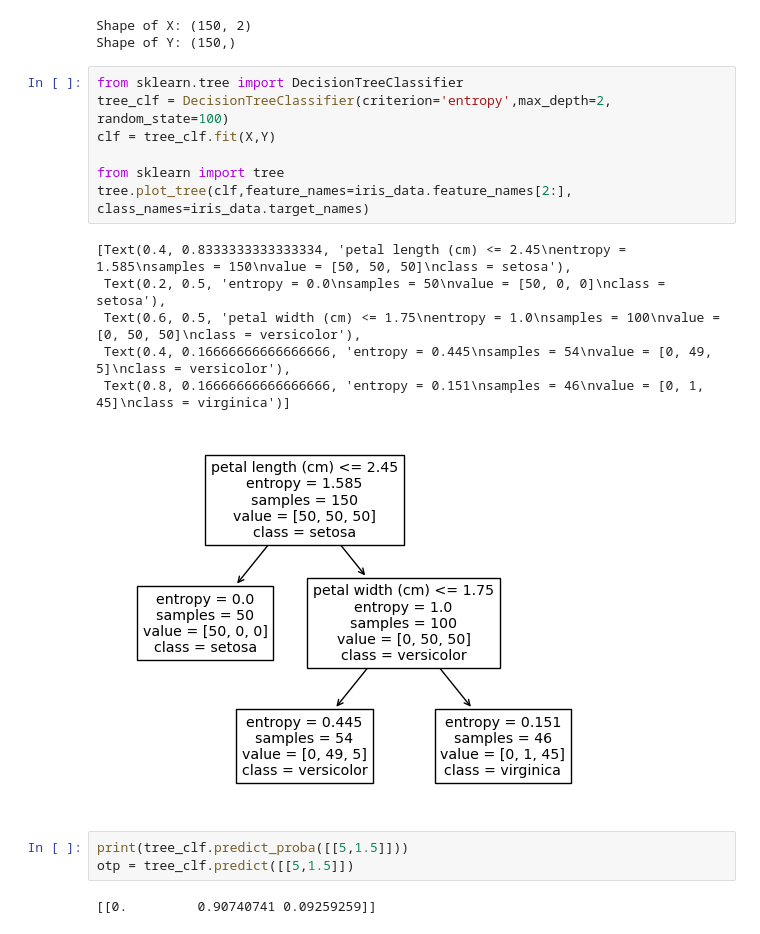
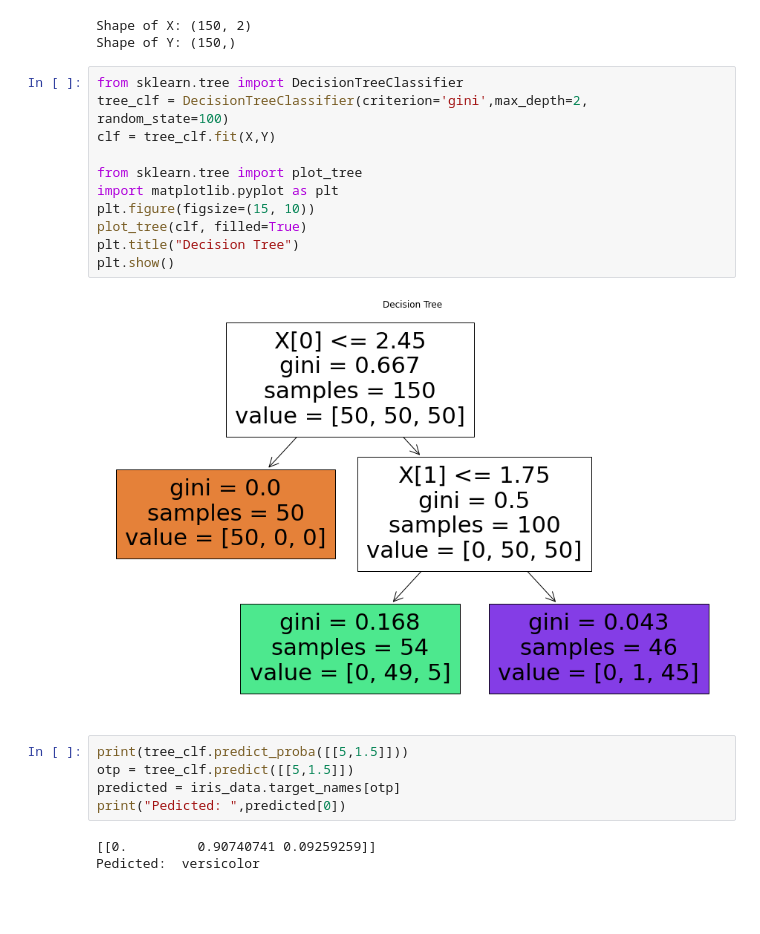
Before and after one commit to prem-y/Machine-Learning-Lab, a Jupyter notebook: Exp5/Exp5.ipynb, the cells around one changed output. Cells and saved outputs as stored; diff of their text form; blank space fills up the shorter version.

```diff
--- a/Exp5/Exp5.ipynb
+++ b/Exp5/Exp5.ipynb
@@ -12,20 +12,22 @@ Shape of X: (150, 2)
 Shape of Y: (150,)
 # %%
 from sklearn.tree import DecisionTreeClassifier
-tree_clf = DecisionTreeClassifier(criterion='entropy',max_depth=2, random_state=100)
+tree_clf = DecisionTreeClassifier(criterion='gini',max_depth=2, random_state=100)
 clf = tree_clf.fit(X,Y)
 
-from sklearn import tree
-tree.plot_tree(clf,feature_names=iris_data.feature_names[2:], class_names=iris_data.target_names)
+from sklearn.tree import plot_tree
+import matplotlib.pyplot as plt
+plt.figure(figsize=(15, 10))
+plot_tree(clf, filled=True)
+plt.title("Decision Tree")
+plt.show()
 # %% [output]
-[Text(0.4, 0.8333333333333334, 'petal length (cm) <= 2.45\nentropy = 1.585\nsamples = 150\nvalue = [50, 50, 50]\nclass = setosa'),
- Text(0.2, 0.5, 'entropy = 0.0\nsamples = 50\nvalue = [50, 0, 0]\nclass = setosa'),
- Text(0.6, 0.5, 'petal width (cm) <= 1.75\nentropy = 1.0\nsamples = 100\nvalue = [0, 50, 50]\nclass = versicolor'),
- Text(0.4, 0.16666666666666666, 'entropy = 0.445\nsamples = 54\nvalue = [0, 49, 5]\nclass = versicolor'),
- Text(0.8, 0.16666666666666666, 'entropy = 0.151\nsamples = 46\nvalue = [0, 1, 45]\nclass = virginica')]
-[figure, old version]
+[figure, new version]
 # %%
 print(tree_clf.predict_proba([[5,1.5]]))
 otp = tree_clf.predict([[5,1.5]])
+predicted = iris_data.target_names[otp]
+print("Pedicted: ",predicted[0])
 # %% [output]
 [[0.         0.90740741 0.09259259]]
+Pedicted:  versicolor
```
